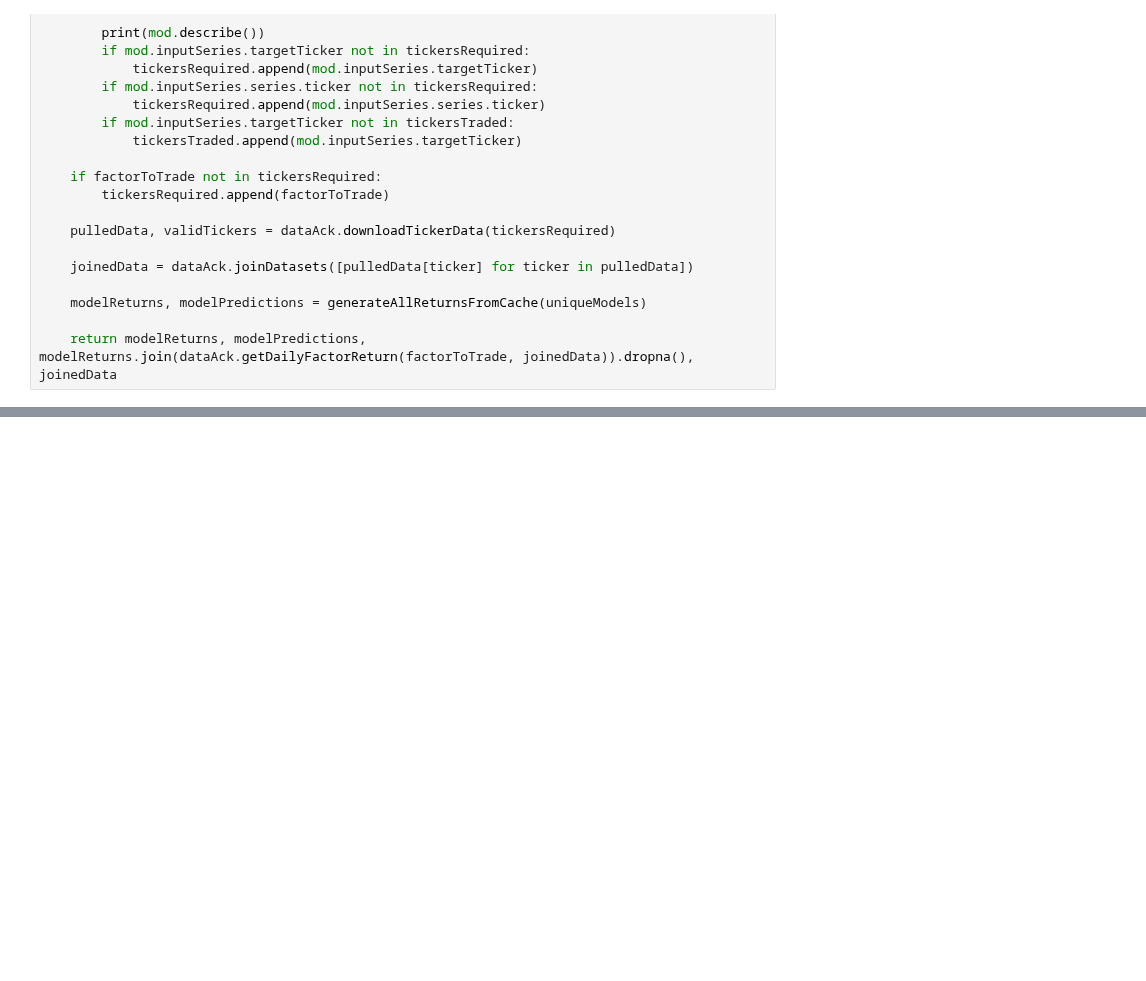
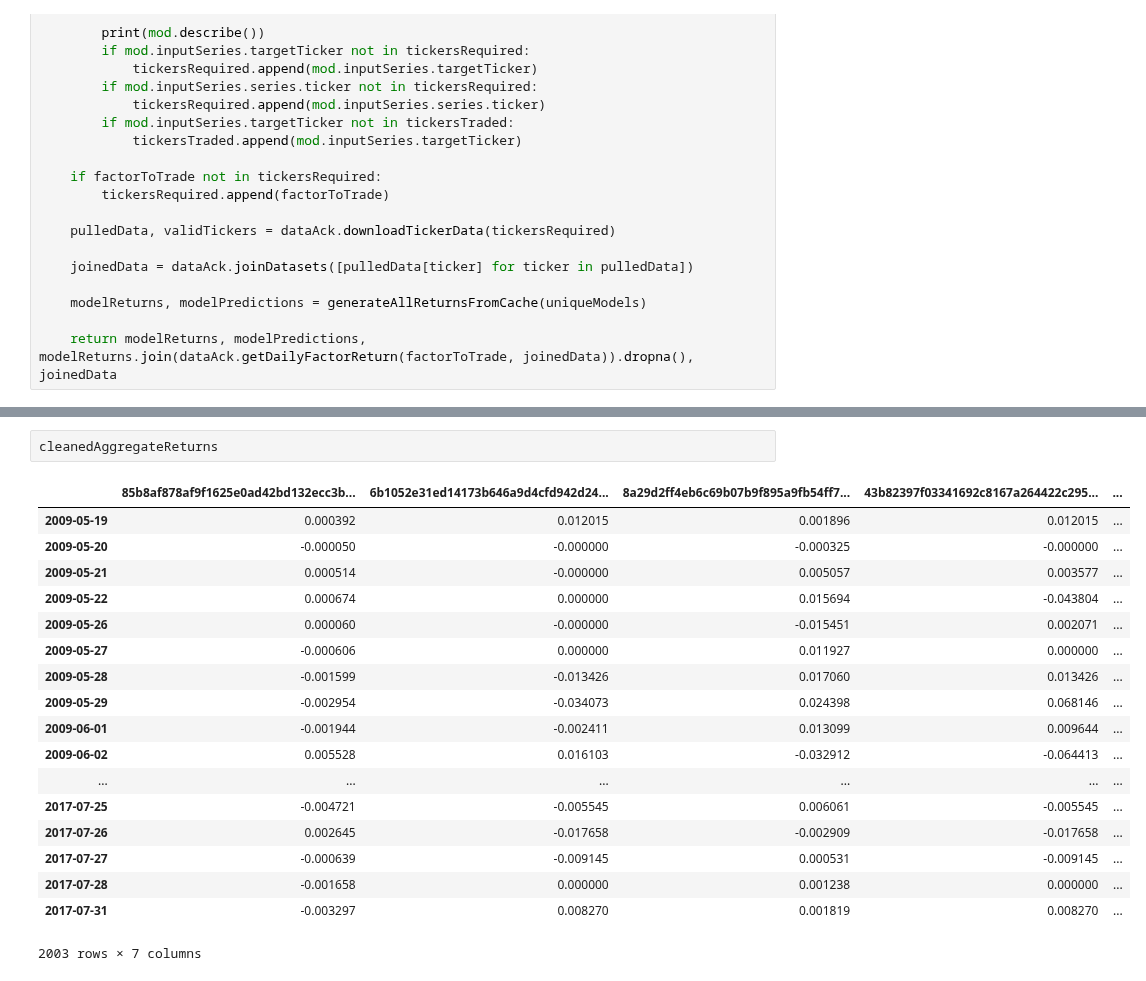
Before and after one commit to SignalBuilders/walkforwardTrader, a Jupyter notebook: Introduce and Initialize Portfolio From Cache.ipynb, the cells around one changed output, grey strips where cells are left out. Cells and saved outputs as stored; diff of their text form; blank space fills up the shorter version.

```diff
--- a/Introduce and Initialize Portfolio From Cache.ipynb
+++ b/Introduce and Initialize Portfolio From Cache.ipynb
@@ -276,0 +323,21 @@ display(cleanedAggregatePredictions)
+# %%
+cleanedAggregateReturns
+# %% [output]
+|  | 85b8af878af9f1625e0ad42bd132ecc3b... | 6b1052e31ed14173b646a9d4cfd942d24... | 8a29d2ff4eb6c69b07b9f895a9fb54ff7... | 43b82397f03341692c8167a264422c295... | ... |
+| 2009-05-19 | 0.000392 | 0.012015 | 0.001896 | 0.012015 | ... |
+| 2009-05-20 | -0.000050 | -0.000000 | -0.000325 | -0.000000 | ... |
+| 2009-05-21 | 0.000514 | -0.000000 | 0.005057 | 0.003577 | ... |
+| 2009-05-22 | 0.000674 | 0.000000 | 0.015694 | -0.043804 | ... |
+| 2009-05-26 | 0.000060 | -0.000000 | -0.015451 | 0.002071 | ... |
+| 2009-05-27 | -0.000606 | 0.000000 | 0.011927 | 0.000000 | ... |
+| 2009-05-28 | -0.001599 | -0.013426 | 0.017060 | 0.013426 | ... |
+| 2009-05-29 | -0.002954 | -0.034073 | 0.024398 | 0.068146 | ... |
+| 2009-06-01 | -0.001944 | -0.002411 | 0.013099 | 0.009644 | ... |
+| 2009-06-02 | 0.005528 | 0.016103 | -0.032912 | -0.064413 | ... |
+| ... | ... | ... | ... | ... | ... |
+| 2017-07-25 | -0.004721 | -0.005545 | 0.006061 | -0.005545 | ... |
+| 2017-07-26 | 0.002645 | -0.017658 | -0.002909 | -0.017658 | ... |
+| 2017-07-27 | -0.000639 | -0.009145 | 0.000531 | -0.009145 | ... |
+| 2017-07-28 | -0.001658 | 0.000000 | 0.001238 | 0.000000 | ... |
+| 2017-07-31 | -0.003297 | 0.008270 | 0.001819 | 0.008270 | ... |
+2003 rows × 7 columns
```
Also changed, not shown: parts of 13 cells of this notebook, 2 other files.
